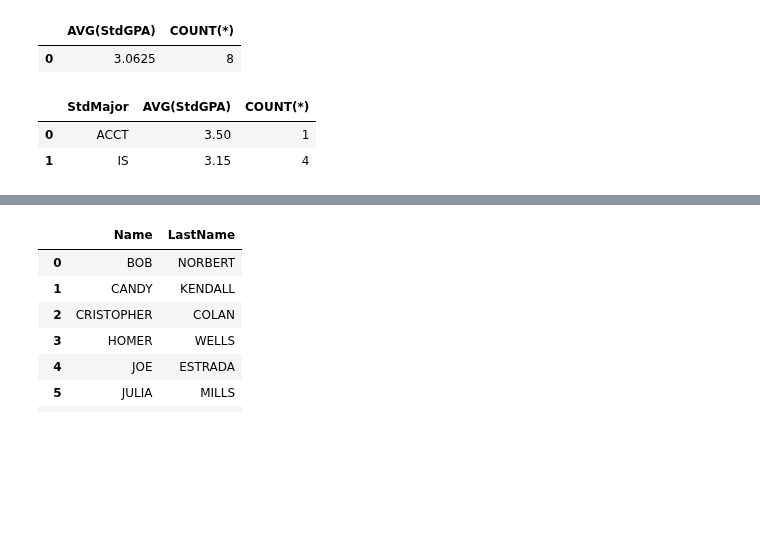
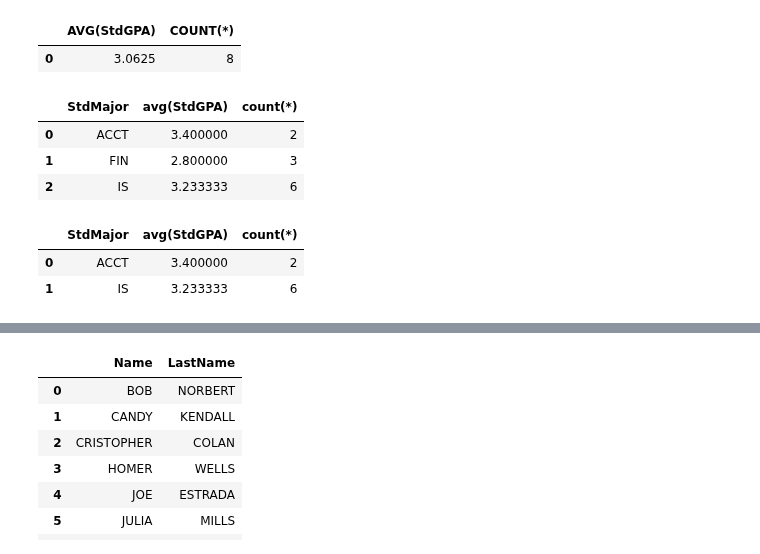
Before and after one commit to ogut77/University, a Jupyter notebook: QueryBlank.ipynb, the cells around one changed output, grey strips where cells are left out. Saved outputs shown, nothing was run; the diff lists cells and outputs as text; code cells hidden in the pictures; blank space fills up the shorter version.

```diff
--- a/QueryBlank.ipynb
+++ b/QueryBlank.ipynb
@@ -437,23 +429,38 @@ Q23
 # %% [output]
 |  | AVG(StdGPA) | COUNT(*) |
 | 0 | 3.0625 | 8 |
+# %%
+#Query 24a. Summarize the average GPA of upper-division
+# (junior or senior) students by major.
+
+txt='''
+
+
+
+
+'''
+Q24a=  psql.sqldf(txt)
+Q24a
+# %% [output]
+|  | StdMajor | avg(StdGPA) | count(*) |
+| 0 | ACCT | 3.400000 | 2 |
+| 1 | FIN | 2.800000 | 3 |
+| 2 | IS | 3.233333 | 6 |
 # %%
-#Query 24. Summarize the average GPA of upper-division
+#Query 24b. Summarize the average GPA of upper-division
 # (junior or senior) students by major.
 # Only list the majors with average GPA greater than 3.1.
 #Note: HAVING Reminder: the HAVING clause must be preceded by the GROUP BY clause.
 txt='''
 
 
-
-
 '''
-Q24=  psql.sqldf(txt)
-Q24
+Q24b=  psql.sqldf(txt)
+Q24b
 # %% [output]
-|  | StdMajor | AVG(StdGPA) | COUNT(*) |
-| 0 | ACCT | 3.50 | 1 |
-| 1 | IS | 3.15 | 4 |
+|  | StdMajor | avg(StdGPA) | count(*) |
+| 0 | ACCT | 3.400000 | 2 |
+| 1 | IS | 3.233333 | 6 |
 # %% [markdown]
 K) UNION, UNION ALL, INTERSECT, EXCEPT
 ![Slide5.png](embedded-picture-1)
```
Also changed, not shown: parts of 1 cell of this notebook.
